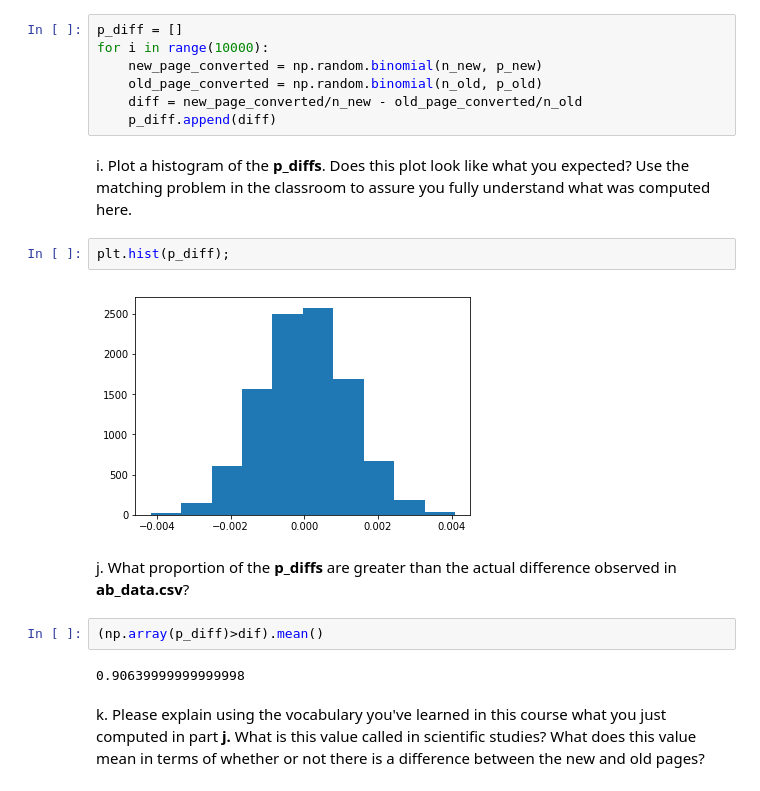
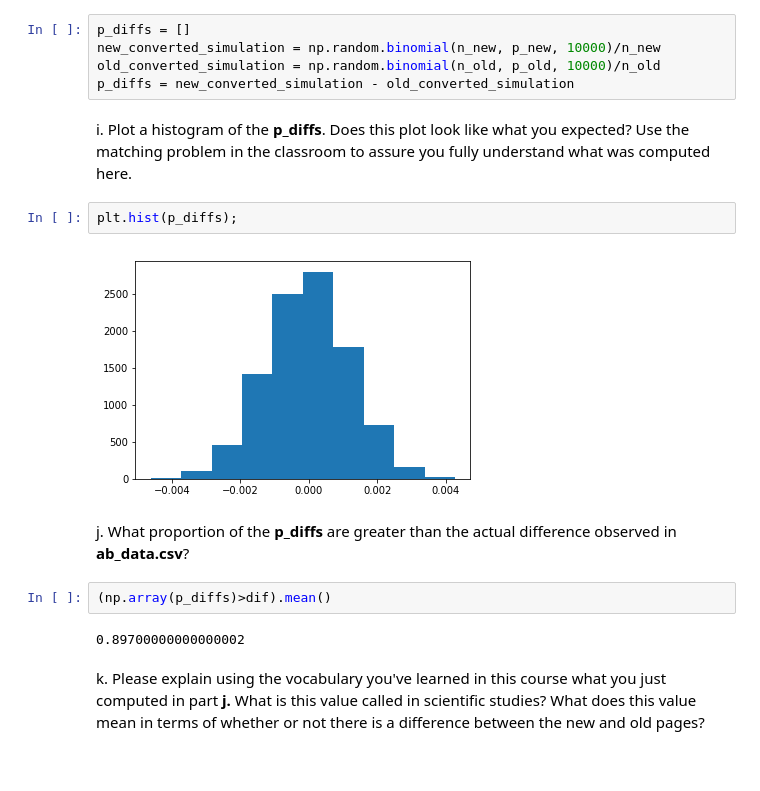
Before and after one commit to keruichen-coco/Analyze_ab_test_results, a Jupyter notebook: Analyze_ab_test_results_notebook.ipynb, the cells around one changed output. Saved outputs shown, nothing was run; the diff lists cells and outputs as text.

```diff
--- a/Analyze_ab_test_results_notebook.ipynb
+++ b/Analyze_ab_test_results_notebook.ipynb
@@ -231,24 +231,22 @@ diff
 # %% [markdown]
 h. Create 10,000 $p_{new}$ - $p_{old}$ values using the same simulation process you used in parts (a) through (g) above. Store all 10,000 values in a NumPy array called **p_diffs**.
 # %%
-p_diff = []
-for i in range(10000):
-    new_page_converted = np.random.binomial(n_new, p_new)
-    old_page_converted = np.random.binomial(n_old, p_old)
-    diff = new_page_converted/n_new - old_page_converted/n_old
-    p_diff.append(diff)
+p_diffs = []
+new_converted_simulation = np.random.binomial(n_new, p_new, 10000)/n_new
+old_converted_simulation = np.random.binomial(n_old, p_old, 10000)/n_old
+p_diffs = new_converted_simulation - old_converted_simulation
 # %% [markdown]
 i. Plot a histogram of the **p_diffs**.  Does this plot look like what you expected?  Use the matching problem in the classroom to assure you fully understand what was computed here.
 # %%
-plt.hist(p_diff);
+plt.hist(p_diffs);
 # %% [output]
-[figure, old version]
+[figure, new version]
 # %% [markdown]
 j. What proportion of the **p_diffs** are greater than the actual difference observed in **ab_data.csv**?
 # %%
-(np.array(p_diff)>dif).mean()
+(np.array(p_diffs)>dif).mean()
 # %% [output]
-0.90639999999999998
+0.89700000000000002
 # %% [markdown]
 k. Please explain using the vocabulary you've learned in this course what you just computed in part **j.**  What is this value called in scientific studies?  What does this value mean in terms of whether or not there is a difference between the new and old pages?
 # %% [markdown]
```
Also changed, not shown: parts of 7 cells of this notebook.
